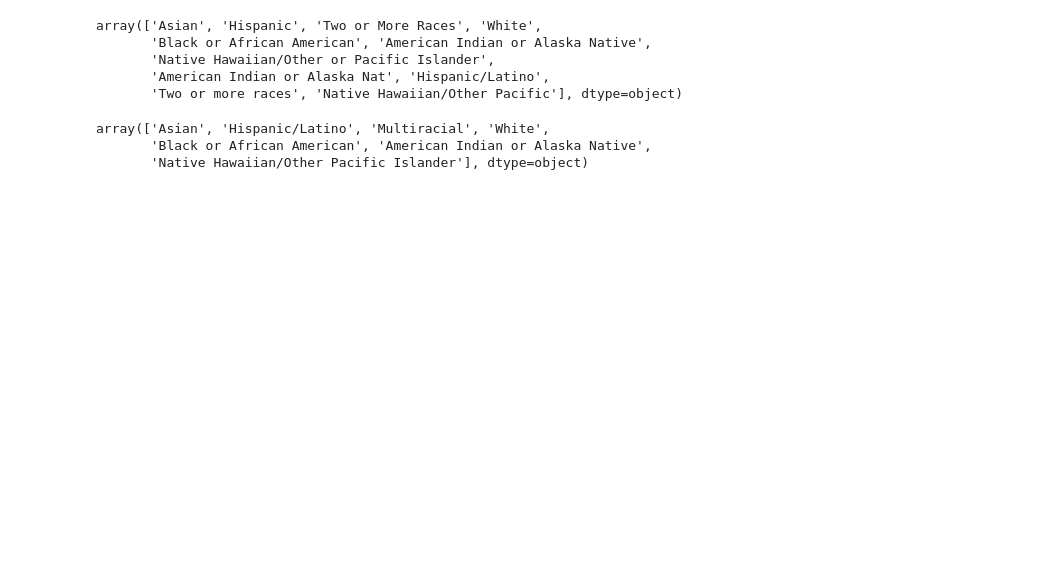
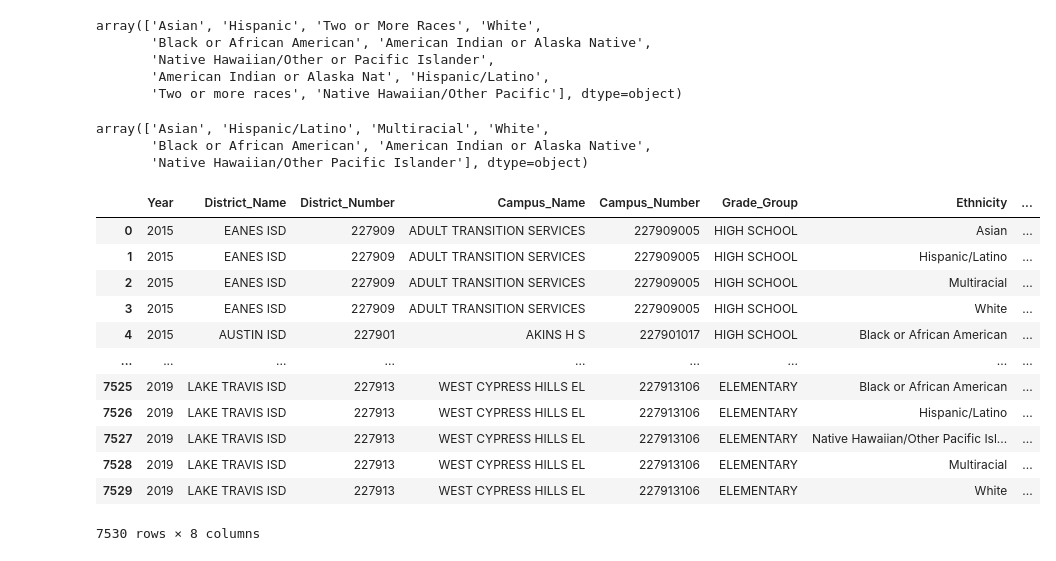
Before and after one commit to tpohl535/project_one_yellow_ninjas, a Jupyter notebook: Schools/ethnicity-acad-performance/schools-ethnicity.ipynb, the cells around one changed output. Drawn from its saved outputs; the diff is of its cells as text; code cells hidden in the pictures; blank space fills up the shorter version.

Commit message:
fixed years in eth data

```diff
--- a/Schools/ethnicity-acad-performance/schools-ethnicity.ipynb
+++ b/Schools/ethnicity-acad-performance/schools-ethnicity.ipynb
@@ -265,6 +251,29 @@ df_eth5yrs_clean_travis["Ethnicity"].unique()
 array(['Asian', 'Hispanic/Latino', 'Multiracial', 'White',
        'Black or African American', 'American Indian or Alaska Native',
        'Native Hawaiian/Other Pacific Islander'], dtype=object)
+# %%
+# Renaming Year with End-of-School-Year.
+
+df_eth5yrs_clean_travis['Year'] = df_eth5yrs_clean_travis['Year'].replace('2014-2015', '2015')
+df_eth5yrs_clean_travis['Year'] = df_eth5yrs_clean_travis['Year'].replace('2015-2016', '2016')
+df_eth5yrs_clean_travis['Year'] = df_eth5yrs_clean_travis['Year'].replace('2016-2017', '2017')
+df_eth5yrs_clean_travis['Year'] = df_eth5yrs_clean_travis['Year'].replace('2017-2018', '2018')
+df_eth5yrs_clean_travis['Year'] = df_eth5yrs_clean_travis['Year'].replace('2018-2019', '2019')
+df_eth5yrs_clean_travis
+# %% [output]
+|  | Year | District_Name | District_Number | Campus_Name | Campus_Number | Grade_Group | Ethnicity | ... |
+| 0 | 2015 | EANES ISD | 227909 | ADULT TRANSITION SERVICES | 227909005 | HIGH SCHOOL | Asian | ... |
+| 1 | 2015 | EANES ISD | 227909 | ADULT TRANSITION SERVICES | 227909005 | HIGH SCHOOL | Hispanic/Latino | ... |
+| 2 | 2015 | EANES ISD | 227909 | ADULT TRANSITION SERVICES | 227909005 | HIGH SCHOOL | Multiracial | ... |
+| 3 | 2015 | EANES ISD | 227909 | ADULT TRANSITION SERVICES | 227909005 | HIGH SCHOOL | White | ... |
+| 4 | 2015 | AUSTIN ISD | 227901 | AKINS H S | 227901017 | HIGH SCHOOL | Black or African American | ... |
+| ... | ... | ... | ... | ... | ... | ... | ... | ... |
+| 7525 | 2019 | LAKE TRAVIS ISD | 227913 | WEST CYPRESS HILLS EL | 227913106 | ELEMENTARY | Black or African American | ... |
+| 7526 | 2019 | LAKE TRAVIS ISD | 227913 | WEST CYPRESS HILLS EL | 227913106 | ELEMENTARY | Hispanic/Latino | ... |
+| 7527 | 2019 | LAKE TRAVIS ISD | 227913 | WEST CYPRESS HILLS EL | 227913106 | ELEMENTARY | Native Hawaiian/Other Pacific Isl... | ... |
+| 7528 | 2019 | LAKE TRAVIS ISD | 227913 | WEST CYPRESS HILLS EL | 227913106 | ELEMENTARY | Multiracial | ... |
+| 7529 | 2019 | LAKE TRAVIS ISD | 227913 | WEST CYPRESS HILLS EL | 227913106 | ELEMENTARY | White | ... |
+7530 rows × 8 columns
 # %%
 # Output to a CSV file the final concatenated dataframe for 5 years of Travis County ethnicity data.
 
```
Also changed, not shown: parts of 2 cells of this notebook, 1 other file.
